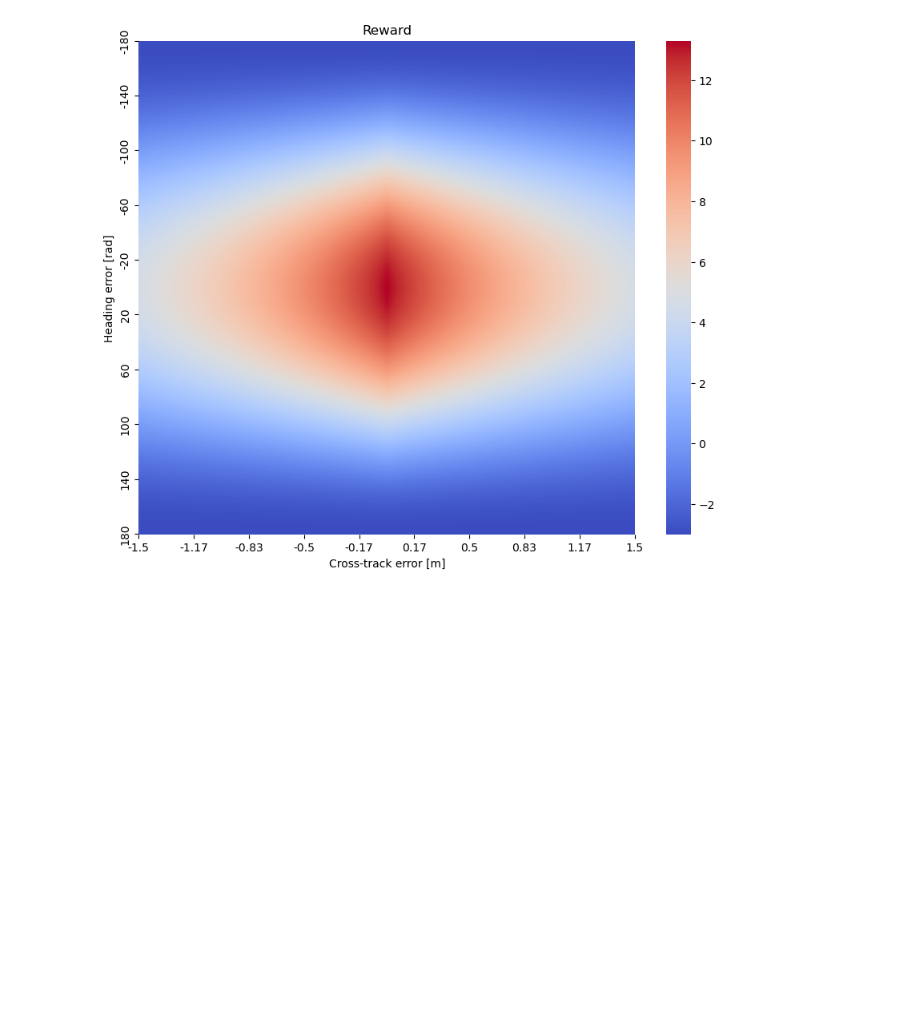
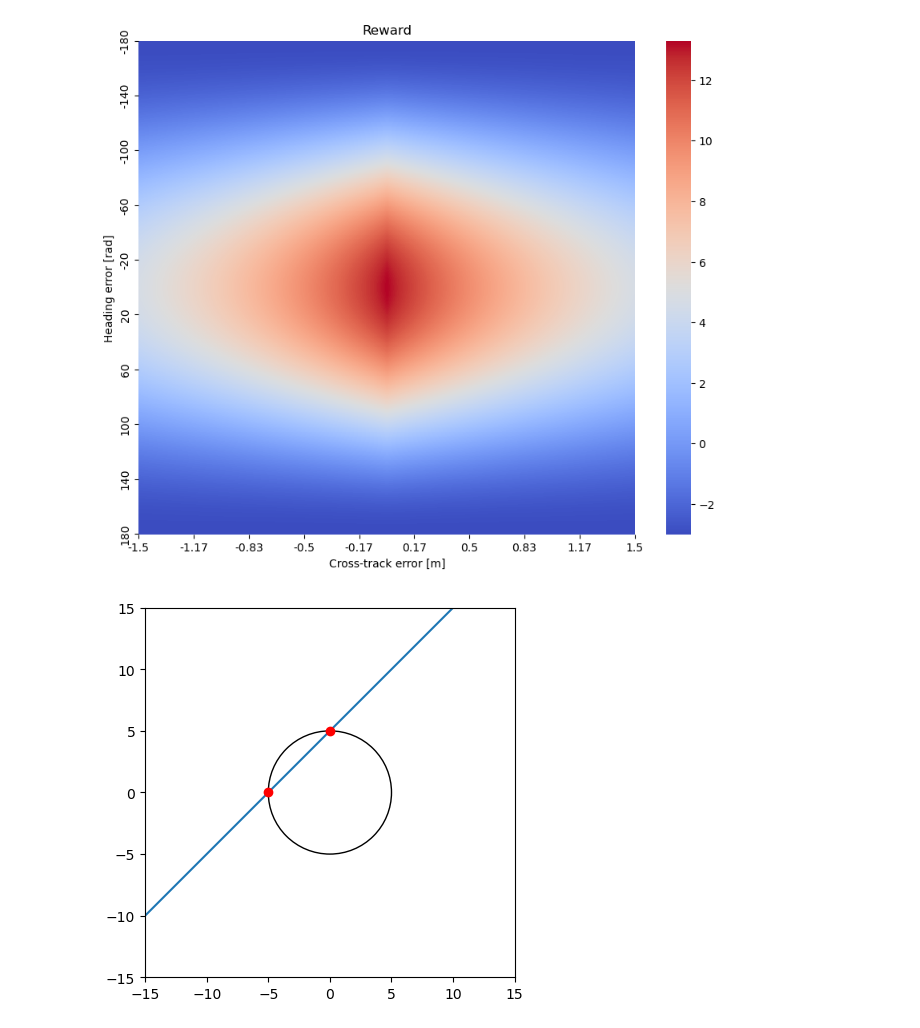
Before and after one commit to SpartanTan/RL-everything, a Jupyter notebook: torh_tutorial/rewards.ipynb, the cells around one changed output. Saved outputs shown, nothing was run; the diff lists cells and outputs as text; code cells hidden in the pictures; blank space fills up the shorter version.

```diff
--- a/torh_tutorial/rewards.ipynb
+++ b/torh_tutorial/rewards.ipynb
@@ -137,3 +137,57 @@ ax.set_yticklabels([int(y) for y in y_ticks])
  Text(0, 640, '140'),
  Text(0, 720, '180')]
 [figure]
+# %%
+import numpy as np
+import matplotlib.pyplot as plt
+
+# Parameters
+a, b, r = 0, 0, 5  # Circle
+x1, y1, theta = -10, -5, 45  # Line
+
+# Convert theta to radians
+theta = np.deg2rad(theta)
+
+# Function to calculate intersection points
+def calculate_intersection(a, b, r, x1, y1, theta):
+    A = np.cos(theta)**2 + np.sin(theta)**2
+    B = 2 * (np.cos(theta) * (x1 - a) + np.sin(theta) * (y1 - b))
+    C = (x1 - a)**2 + (y1 - b)**2 - r**2
+
+    # Calculate discriminant
+    discriminant = B**2 - 4*A*C
+
+    if discriminant < 0:  # No intersection
+        return []
+    elif discriminant == 0:  # Tangent line
+        t = -B / (2*A)
+        x = x1 + t * np.cos(theta)
+        y = y1 + t * np.sin(theta)
+        return [(x, y)]
+    else:  # Two intersection points
+        t1 = (-B + np.sqrt(discriminant)) / (2*A)
+        x2 = x1 + t1 * np.cos(theta)
+        y2 = y1 + t1 * np.sin(theta)
+        t2 = (-B - np.sqrt(discriminant)) / (2*A)
+        x3 = x1 + t2 * np.cos(theta)
+        y3 = y1 + t2 * np.sin(theta)
+        return [(x2, y2), (x3, y3)]
+
+# Calculate intersection points
+intersection_points = calculate_intersection(a, b, r, x1, y1, theta)
+
+# Plot
+fig, ax = plt.subplots()
+circle = plt.Circle((a, b), r, fill=False)
+ax.add_artist(circle)
+x = np.linspace(-15, 15, 400)
+y = y1 + np.tan(theta) * (x - x1)
+plt.plot(x, y)
+for point in intersection_points:
+    plt.plot(*point, 'ro')
+plt.xlim(-15, 15)
+plt.ylim(-15, 15)
+plt.gca().set_aspect('equal', adjustable='box')
+plt.show()
+# %% [output]
+[figure, added]
```
Also changed, not shown: parts of 5 cells of this notebook, 4 other files.
